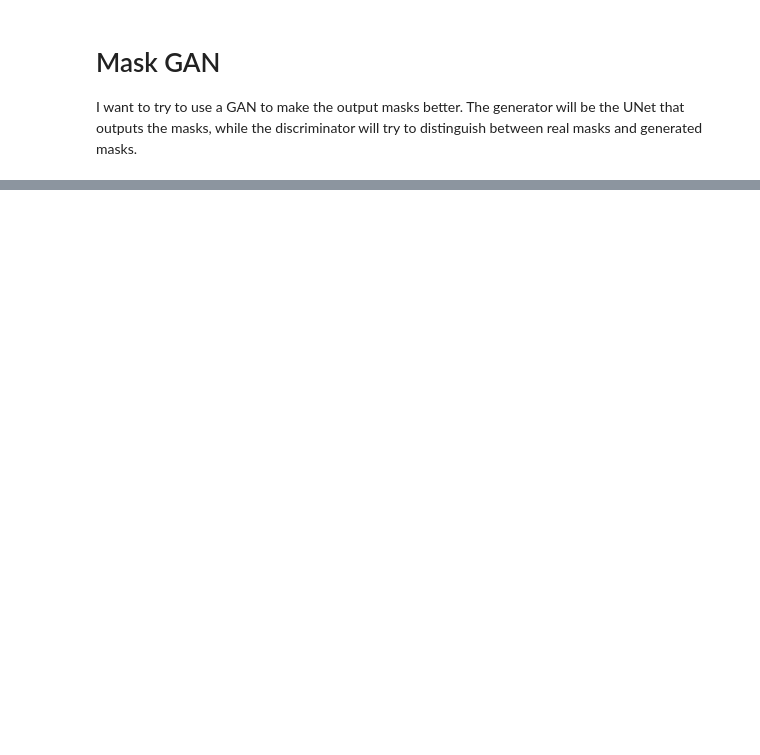
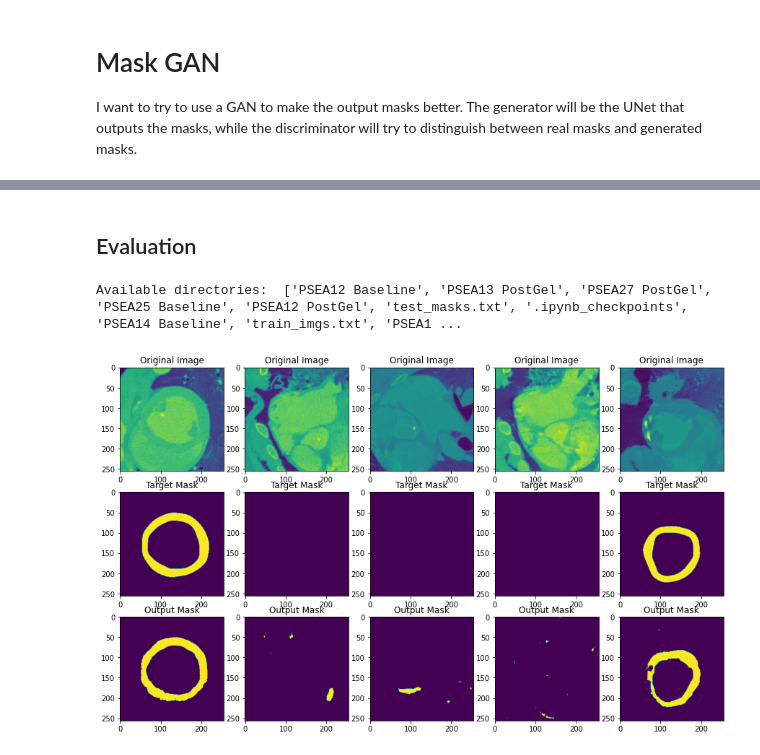
Before and after one commit to jsk0301/kim-papademetris-lab, a Jupyter notebook: lv_masking/t5_mask_GAN.ipynb, the cells around one changed output, grey strips where cells are left out. Cells and saved outputs as stored; diff of their text form; code cells hidden in the pictures; blank space fills up the shorter version.

Commit message:
finished maskGAN

```diff
--- a/lv_masking/t5_mask_GAN.ipynb
+++ b/lv_masking/t5_mask_GAN.ipynb
@@ -261,0 +260,2 @@ RuntimeError: CUDA out of memory. Tried to allocate 1024.00 MiB (GPU 0; 5.94 GiB
+# %% [markdown]
+## Evaluation
@@ -261,0 +267,67 @@ RuntimeError: CUDA out of memory. Tried to allocate 1024.00 MiB (GPU 0; 5.94 GiB
+# %%
+model = MaskGAN.load_from_checkpoint('models/7-03-2020_MaskGAN/_ckpt_epoch_24.ckpt')
+# %%
+def select_animals(images, masks, animals):
+    """Returns the images and masks as a dictionary for specific animals."""
+    filtered_images = []
+    filtered_masks = []
+    for animal in animals:
+        filtered_images.extend(filter(lambda x: 'PSEA' + str(animal) in x, images))
+        filtered_masks.extend(filter(lambda x: 'PSEA' + str(animal) in x, masks))
+    return [{'image': image_file, 'mask': mask_file} for image_file, mask_file in zip(filtered_images, filtered_masks)]
+
+### Data collection
+data_dir = 'data/'
+print('Available directories: ', os.listdir(data_dir))
+
+# Get paths for images and masks, organize into dictionaries
+images = sorted(glob.glob(data_dir + '**/*CTImg*', recursive=True))
+masks = sorted(glob.glob(data_dir + '**/*Mask*', recursive=True))
+data_dicts = [{'image': image_file, 'mask': mask_file} for image_file, mask_file in zip(images, masks)]
+
+test_dicts = select_animals(images, masks, [12])
+data_keys = ['image', 'mask']
+
+data_keys = ['image', 'mask']
+
+test_transforms = Compose(
+    [
+        LoadNiftid(keys=data_keys),
+        AddChanneld(keys=data_keys),
+        NormalizeIntensityd(keys="image"),
+        RandSpatialCropd(
+            keys=data_keys,
+            roi_size=(256, 256, 16),
+            random_size=False
+        ),
+        ToTensord(keys=data_keys),
+    ]
+)
+
+test_dataset = monai.data.Dataset(
+    data=test_dicts,
+    transform=test_transforms,
+)
+# %% [output]
+Available directories:  ['PSEA12 Baseline', 'PSEA13 PostGel', 'PSEA27 PostGel', 'PSEA25 Baseline', 'PSEA12 PostGel', 'test_masks.txt', '.ipynb_checkpoints', 'PSEA14 Baseline', 'train_imgs.txt', 'PSEA1 ...
+# %%
+test_samples = random.sample(range(len(test_dataset)), 5)
+fig, axs = plt.subplots(3, 5, figsize=(15, 9))
+slice_depth = 8
+for i in range(5):
+    sample = test_dataset[test_samples[i]]
+    axs[0, i].imshow(sample['image'][0, :, :, slice_depth])
+    axs[0, i].set_title('Original Image')
+
+    axs[1, i].imshow(sample['mask'][0, :, :, slice_depth])
+    axs[1, i].set_title('Target Mask')
+
+    test_image = sample['image'].unsqueeze(0) #.squeeze(4)
+    test_mask = model(test_image)
+    test_mask = test_mask.argmax(1).squeeze(0).detach()
+    axs[2, i].imshow(test_mask[:, :, slice_depth])
+    axs[2, i].set_title('Output Mask')
+
+plt.savefig('results/' + 'MaskGAN' + '.png')
+# %% [output]
+[figure, added]
```
Also changed, not shown: parts of 5 cells of this notebook, 14 other files.
